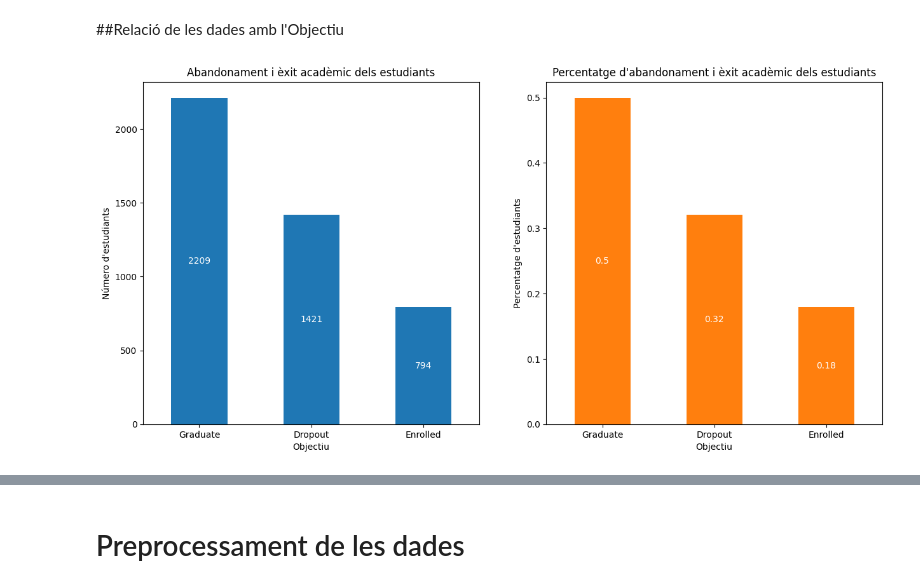
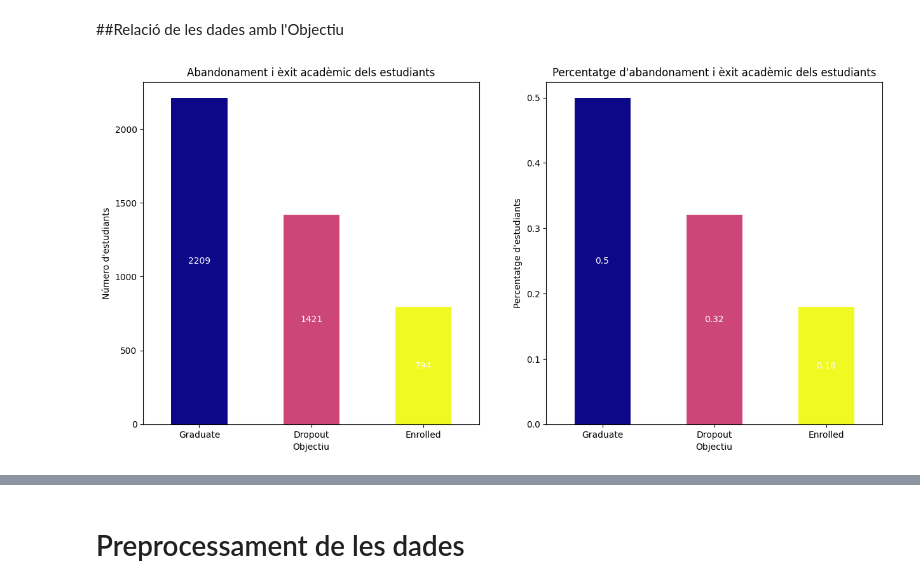
Before and after one commit to Mariona-FT/Data-Mining-MIDA, a Jupyter notebook: Projecte mida_NOU.ipynb, the cells around one changed output, grey strips where cells are left out. Saved outputs shown, nothing was run; the diff lists cells and outputs as text; code cells hidden in the pictures.

```diff
--- a/Projecte mida_NOU.ipynb
+++ b/Projecte mida_NOU.ipynb
@@ -484,37 +484,31 @@ array([[<Axes: title={'center': 'Marital Status'}>,
 # %% [markdown]
 ##Relació de les dades amb l'Objectiu
 # %%
-import matplotlib.pyplot as plt
+fig, axes = plt.subplots(nrows=1, ncols=2, figsize=(15, 7))
+colors =[(0.050383, 0.029803, 0.527975, 1.0), (0.798216, 0.280197, 0.469538, 1.0), (0.940015, 0.975158, 0.131326, 1.0)]
 
-fig, axes = plt.subplots(nrows=1, ncols=2, figsize=(15, 7))
-
-# Define colors for the bars
-colors = ['#1f77b4', '#ff7f0e']
-
-# Plot the number of students (1st column) with the first color
 dades2.targets["Target"].value_counts().plot.bar(
     ax=axes[0],
     title="Abandonament i èxit acadèmic dels estudiants",
     ylabel="Número d'estudiants",
     xlabel="Objectiu",
     rot=0,
-    color=colors[0]
+    color=colors
 )
-
-# Plot the percentage of students (2nd column) with the second color
+#amb percentathe
 dades2.targets["Target"].value_counts(normalize=True).plot.bar(
     ax=axes[1],
     title="Percentatge d'abandonament i èxit acadèmic dels estudiants",
     ylabel="Percentatge d'estudiants",
     xlabel="Objectiu",
     rot=0,
-    color=colors[1]
+    color=colors
 )
 
 # Add labels to the bars
 axes[0].bar_label(axes[0].containers[0], label_type="center", color='w')
 axes[1].bar_label(axes[1].containers[0], fmt='%.2g', label_type="center", color='w')
 
 plt.show()
 # %% [output]
-[figure, old version]
+[figure, new version]
```
Also changed, not shown: parts of 18 cells of this notebook.
